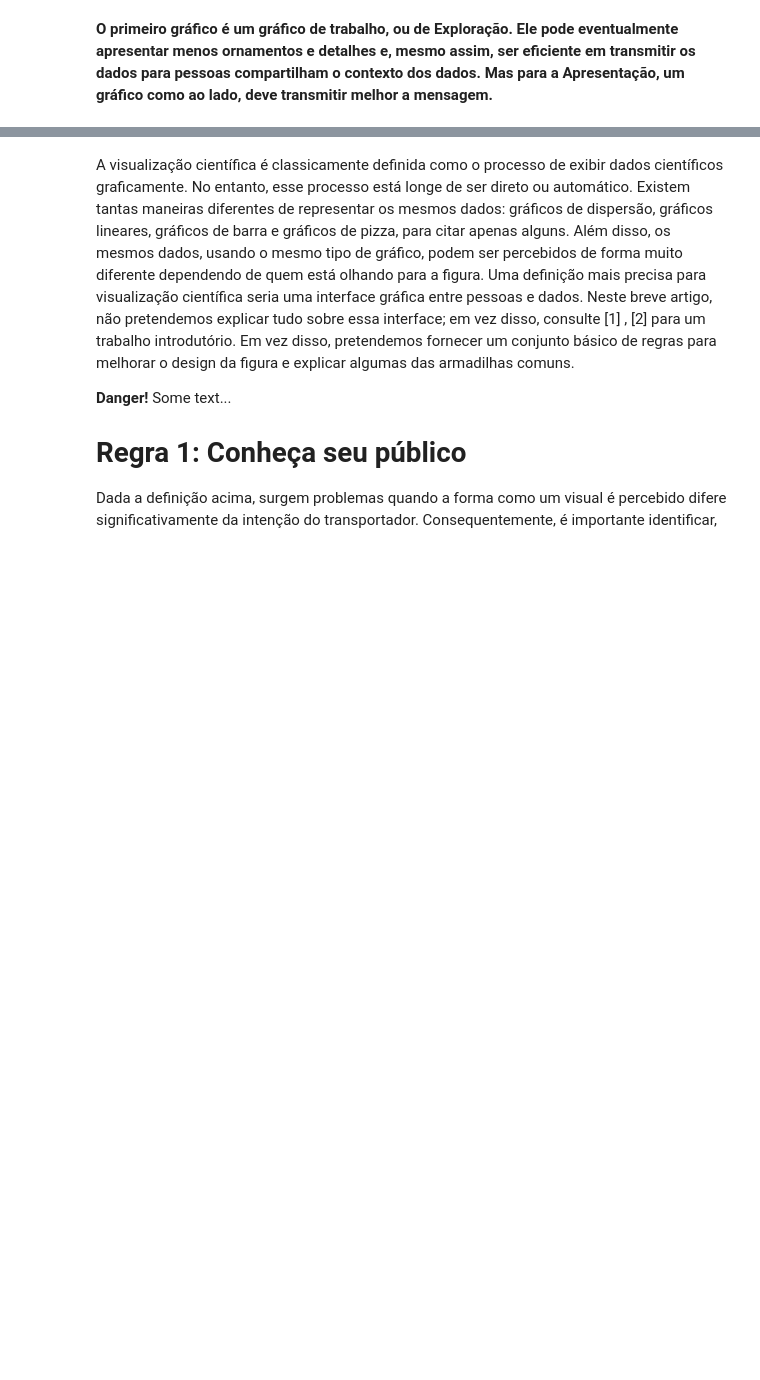
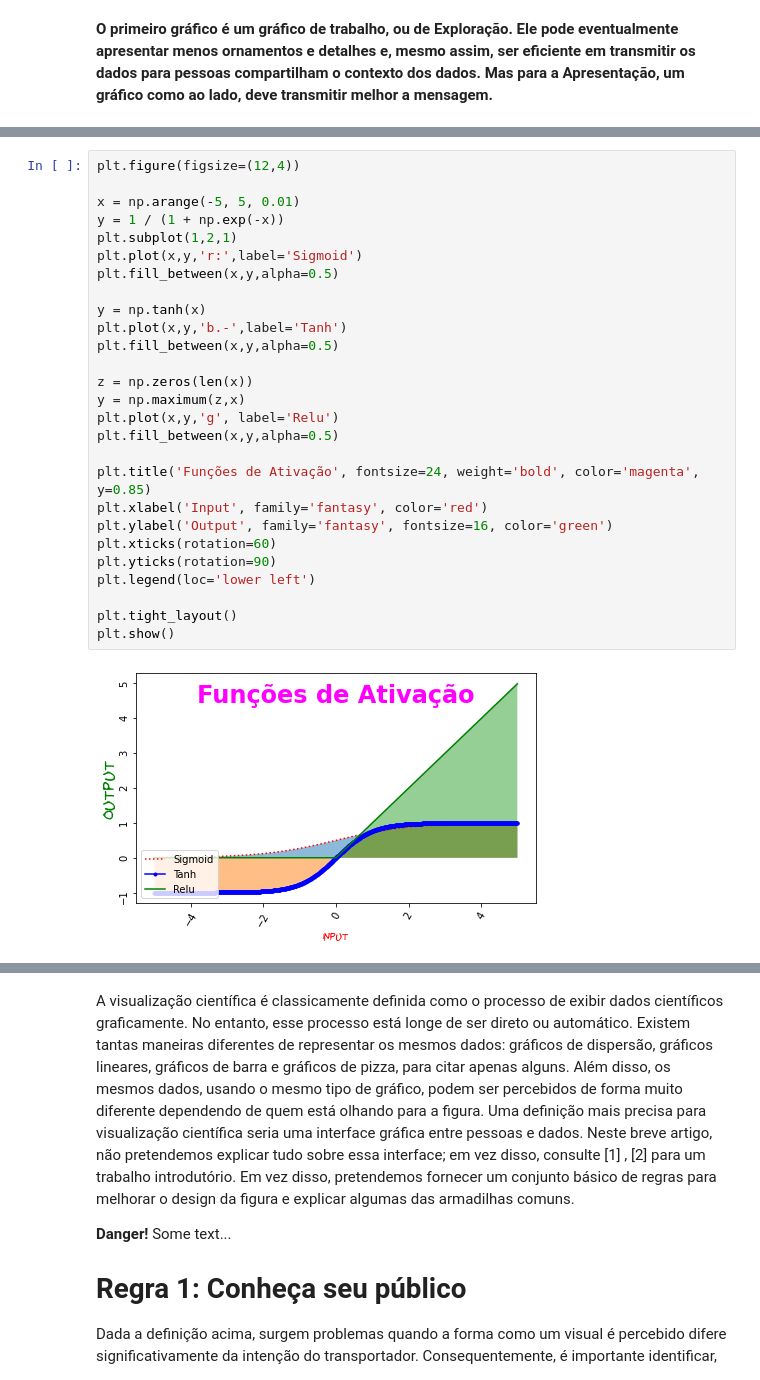
Before and after one commit to Rogerio-mack/Visualizacao-de-Dados-em-Python, a Jupyter notebook: c7_parte_1.ipynb, the cells around one changed output, grey strips where cells are left out. Saved outputs shown, nothing was run; the diff lists cells and outputs as text; blank space fills up the shorter version.

```diff
--- a/c7_parte_1.ipynb
+++ b/c7_parte_1.ipynb
@@ -157,0 +225,29 @@ plt.show()
+# %%
+plt.figure(figsize=(12,4))
+
+x = np.arange(-5, 5, 0.01)
+y = 1 / (1 + np.exp(-x))
+plt.subplot(1,2,1)
+plt.plot(x,y,'r:',label='Sigmoid')
+plt.fill_between(x,y,alpha=0.5)
+
+y = np.tanh(x)
+plt.plot(x,y,'b.-',label='Tanh')
+plt.fill_between(x,y,alpha=0.5)
+
+z = np.zeros(len(x))
+y = np.maximum(z,x)
+plt.plot(x,y,'g', label='Relu')
+plt.fill_between(x,y,alpha=0.5)
+
+plt.title('Funções de Ativação', fontsize=24, weight='bold', color='magenta', y=0.85)
+plt.xlabel('Input', family='fantasy', color='red')
+plt.ylabel('Output', family='fantasy', fontsize=16, color='green')
+plt.xticks(rotation=60)
+plt.yticks(rotation=90)
+plt.legend(loc='lower left')
+
+plt.tight_layout()
+plt.show()
+# %% [output]
+[figure, added]
```
Also changed, not shown: parts of 9 cells of this notebook.
